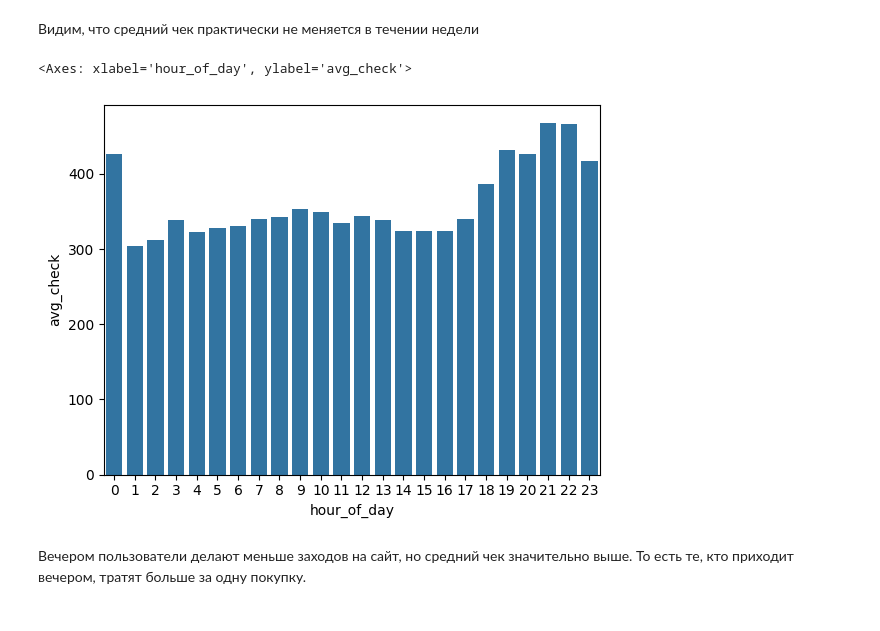
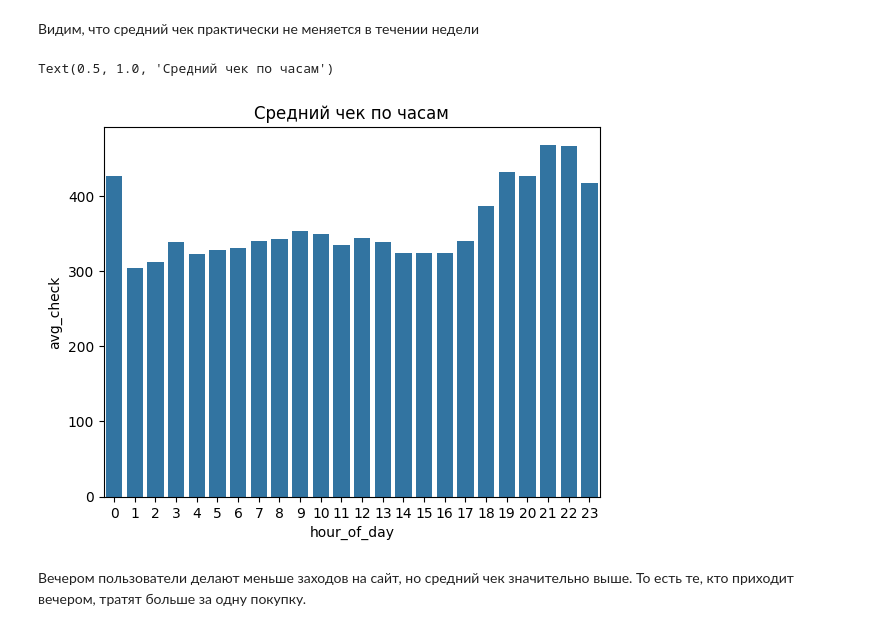
Before and after one commit to Bishmil/ecommerce-analysis, a Jupyter notebook: project.ipynb, the cells around one changed output. Drawn from its saved outputs; the diff is of its cells as text; code cells hidden in the pictures.

```diff
--- a/project.ipynb
+++ b/project.ipynb
@@ -16,7 +16,7 @@ pd.options.display.float_format = "{:,.2f}".format
 # %% [markdown]
 # Подготовка данных
 # %%
-df = pd.read_csv('2019-Oct.csv')
+df = pd.read_csv('data/2019-Oct.csv')
 # %%
 df.head()
 # %% [output]
@@ -220,9 +222,10 @@ Text(0.5, 1.0, 'Средний чек по дням недели')
 Видим, что средний чек практически не меняется в течении недели
 # %%
 sns.barplot(avg_check_by_hour['avg_check'])
+plt.title('Средний чек по часам')
 # %% [output]
-<Axes: xlabel='hour_of_day', ylabel='avg_check'>
+Text(0.5, 1.0, 'Средний чек по часам')
-[figure, old version]
+[figure, new version]
 # %% [markdown]
 Вечером пользователи делают меньше заходов на сайт, но средний чек значительно выше. То есть те, кто приходит вечером, тратят больше за одну покупку.
 # %% [markdown]
```
Also changed, not shown: parts of 5 cells of this notebook, 1 other file.
